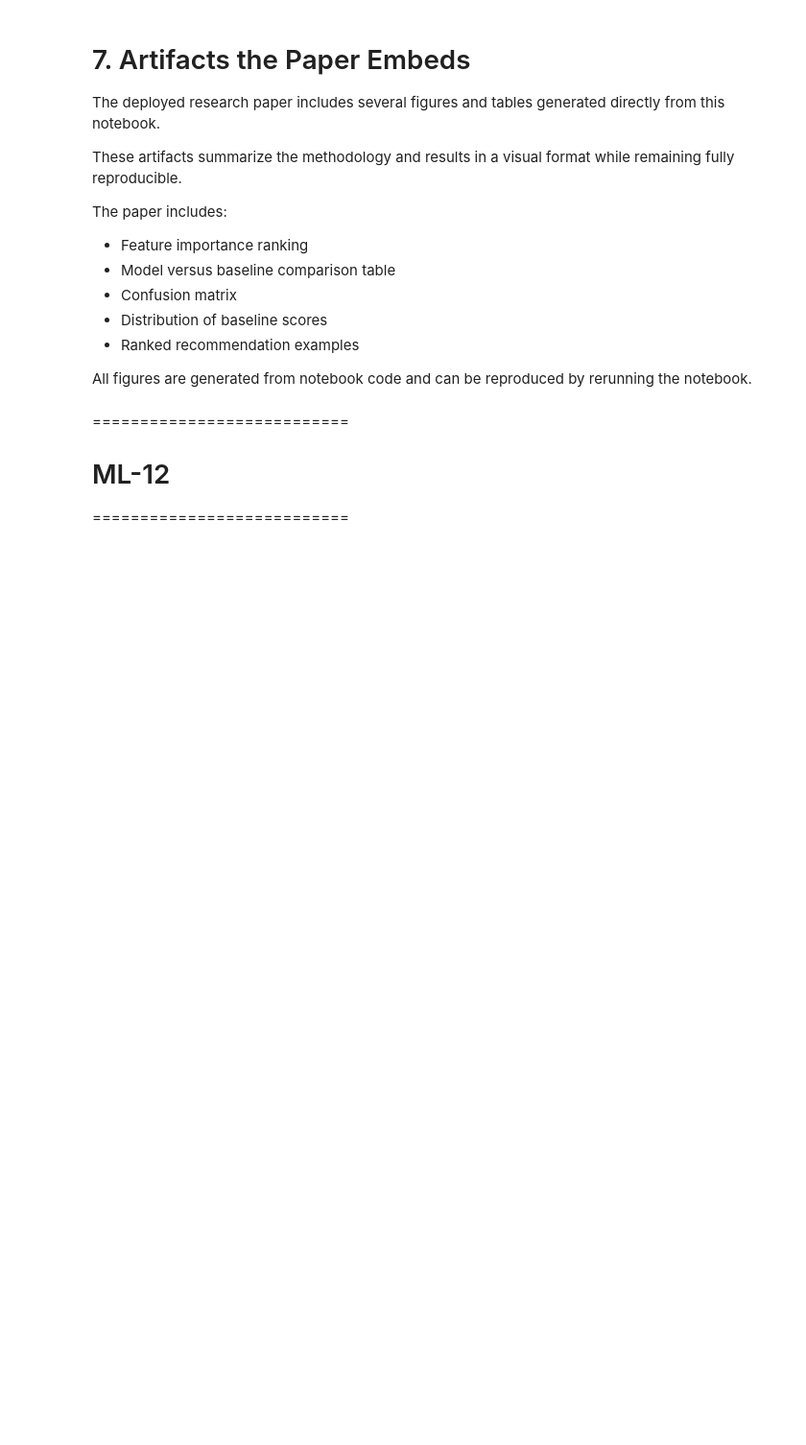
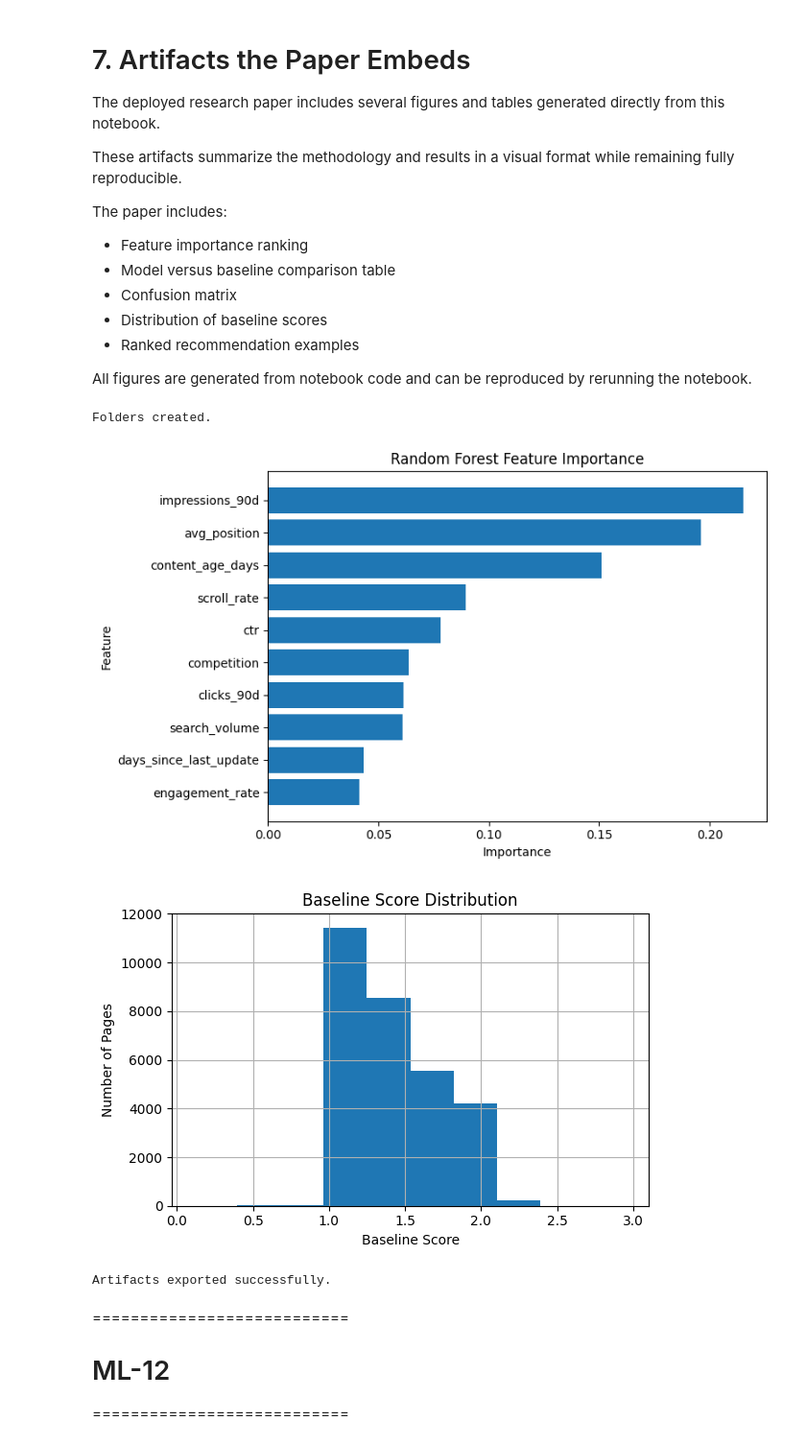
Before and after one commit to muneebulhaq02/flyrank-ml-internship, a Jupyter notebook: work/notebooks/capstone.ipynb, the cells around one changed output. Shown at 96% size. Drawn from its saved outputs; the diff is of its cells as text; code cells hidden in the pictures; blank space fills up the shorter version.

```diff
--- a/work/notebooks/capstone.ipynb
+++ b/work/notebooks/capstone.ipynb
@@ -314,7 +351,7 @@ Feature importance should be interpreted as association rather than causation.
 # %%
 feature_importance = pd.DataFrame({
 
-    "Feature":features,
+    "Feature":feature_columns,
 
     "Importance":rf.feature_importances_
 
@@ -478,6 +541,23 @@ plt.savefig(
 
 plt.show()
 
+# --- Start of added code to define baseline_df ---
+# Calculate baseline score based on criteria: High impressions, Older content, Poor avg_position, Low CTR
+baseline_df = df.copy()
+# Normalize the features to ensure they contribute similarly to the score
+baseline_df['norm_impressions'] = (baseline_df['impressions_90d'] - baseline_df['impressions_90d'].min()) / (baseline_df['impressions_90d'].max() - baseline_df['impressions_90d'].min())
+baseline_df['norm_content_age'] = (baseline_df['content_age_days'] - baseline_df['content_age_days'].min()) / (baseline_df['content_age_days'].max() - baseline_df['content_age_days'].min())
+baseline_df['norm_avg_position'] = (baseline_df['avg_position'] - baseline_df['avg_position'].min()) / (baseline_df['avg_position'].max() - baseline_df['avg_position'].min())
+baseline_df['norm_ctr'] = (baseline_df['ctr'] - baseline_df['ctr'].min()) / (baseline_df['ctr'].max() - baseline_df['ctr'].min())
+
+# Assign scores based on criteria (higher is worse for avg_position and lower is worse for ctr)
+baseline_df['baseline_score'] = (
+    baseline_df['norm_impressions'] + # High impressions
+    baseline_df['norm_content_age'] + # Older content
+    baseline_df['norm_avg_position'] + # Poor avg position (higher value for worse position)
+    (1 - baseline_df['norm_ctr']) # Low CTR (higher score for lower CTR)
+)
+# --- End of added code ---
 
 plt.figure(figsize=(6,4))
 
@@ -485,33 +565,38 @@ baseline_df["baseline_score"].hist()
 
 plt.xlabel("Baseline Score")
 plt.ylabel("Number of Pages")
 plt.title("Baseline Score Distribution")
 
 plt.tight_layout()
 
 plt.savefig(
     "work/figures/baseline_distribution.png",
     dpi=300
 )
 
 plt.show()
 
 results.to_csv(
     "work/outputs/model_results.csv",
     index=False
 )
 
 feature_importance.to_csv(
     "work/outputs/feature_importance.csv",
     index=False
 )
 
 recommendations.to_csv(
     "work/outputs/recommendations.csv",
     index=False
 )
 
 print("Artifacts exported successfully.")
+# %% [output]
+Folders created.
+[figure, added]
+[figure, added]
+Artifacts exported successfully.
 # %% [markdown]
 ===========================
 # ML-12
```
Also changed, not shown: parts of 9 cells of this notebook.
